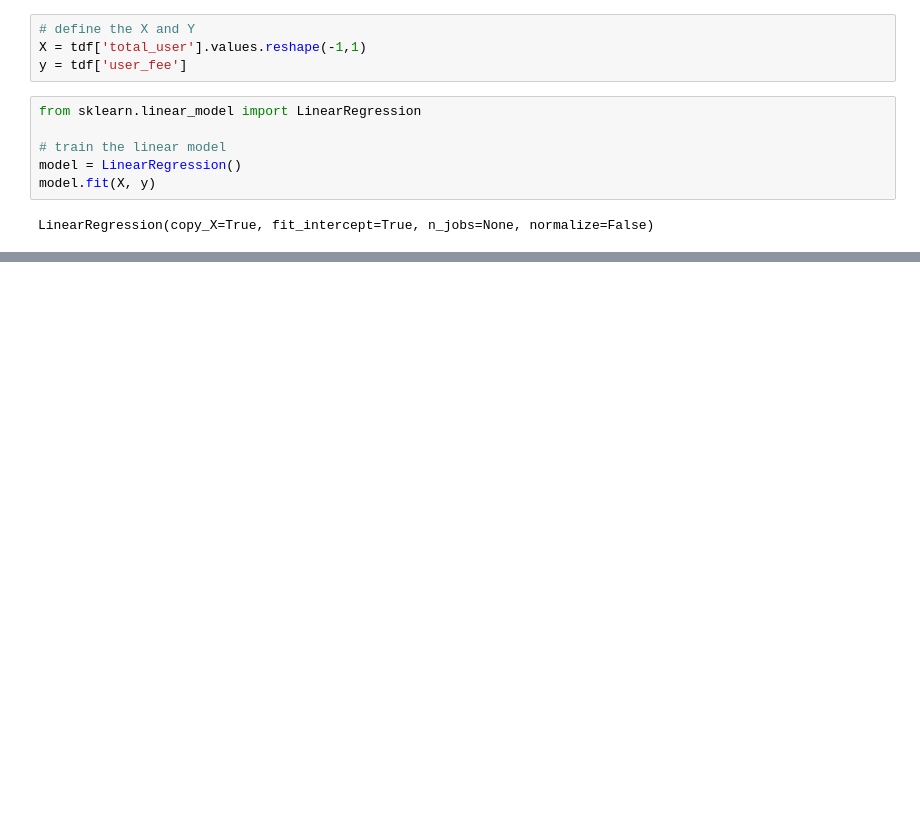
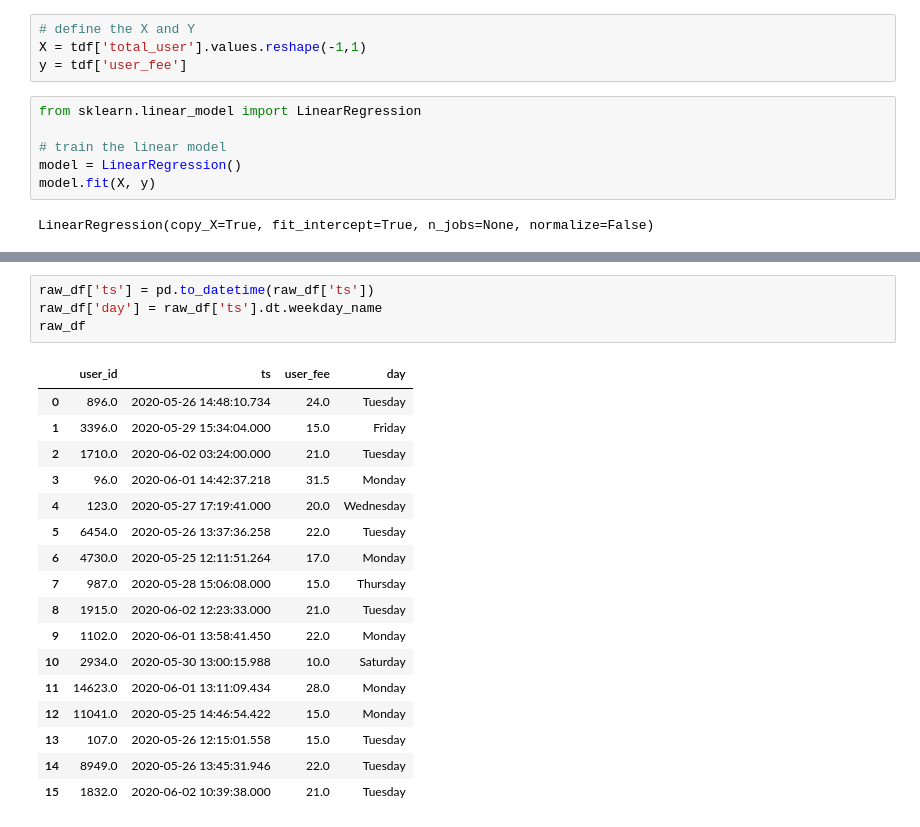
Before and after one commit to khaifahmi99/iot-smart-parking, a Jupyter notebook: ml/SmartParking-ML.ipynb, the cells around one changed output, grey strips where cells are left out. Cells and saved outputs as stored; diff of their text form; blank space fills up the shorter version.

```diff
--- a/ml/SmartParking-ML.ipynb
+++ b/ml/SmartParking-ML.ipynb
@@ -104,0 +107,22 @@ plt.plot(test_X, model.predict(test_X),color='k')
+# %%
+raw_df['ts'] = pd.to_datetime(raw_df['ts'])
+raw_df['day'] = raw_df['ts'].dt.weekday_name
+raw_df
+# %% [output]
+|  | user_id | ts | user_fee | day |
+| 0 | 896.0 | 2020-05-26 14:48:10.734 | 24.0 | Tuesday |
+| 1 | 3396.0 | 2020-05-29 15:34:04.000 | 15.0 | Friday |
+| 2 | 1710.0 | 2020-06-02 03:24:00.000 | 21.0 | Tuesday |
+| 3 | 96.0 | 2020-06-01 14:42:37.218 | 31.5 | Monday |
+| 4 | 123.0 | 2020-05-27 17:19:41.000 | 20.0 | Wednesday |
+| 5 | 6454.0 | 2020-05-26 13:37:36.258 | 22.0 | Tuesday |
+| 6 | 4730.0 | 2020-05-25 12:11:51.264 | 17.0 | Monday |
+| 7 | 987.0 | 2020-05-28 15:06:08.000 | 15.0 | Thursday |
+| 8 | 1915.0 | 2020-06-02 12:23:33.000 | 21.0 | Tuesday |
+| 9 | 1102.0 | 2020-06-01 13:58:41.450 | 22.0 | Monday |
+| 10 | 2934.0 | 2020-05-30 13:00:15.988 | 10.0 | Saturday |
+| 11 | 14623.0 | 2020-06-01 13:11:09.434 | 28.0 | Monday |
+| 12 | 11041.0 | 2020-05-25 14:46:54.422 | 15.0 | Monday |
+| 13 | 107.0 | 2020-05-26 12:15:01.558 | 15.0 | Tuesday |
+| 14 | 8949.0 | 2020-05-26 13:45:31.946 | 22.0 | Tuesday |
+| 15 | 1832.0 | 2020-06-02 10:39:38.000 | 21.0 | Tuesday |
```
Also changed, not shown: parts of 9 cells of this notebook, 1 other file.
